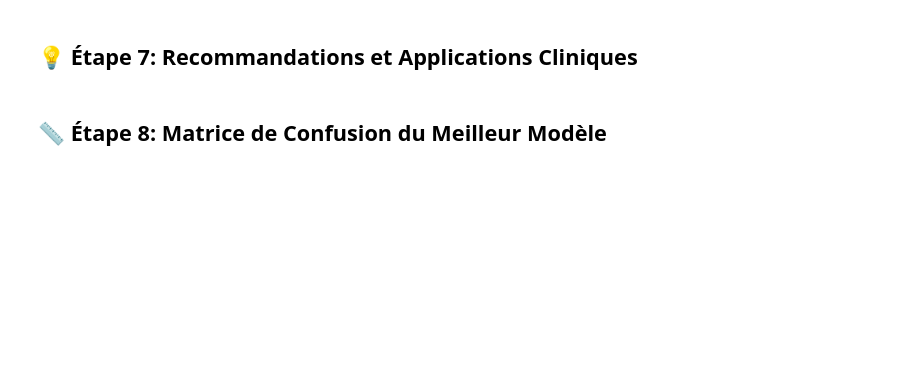
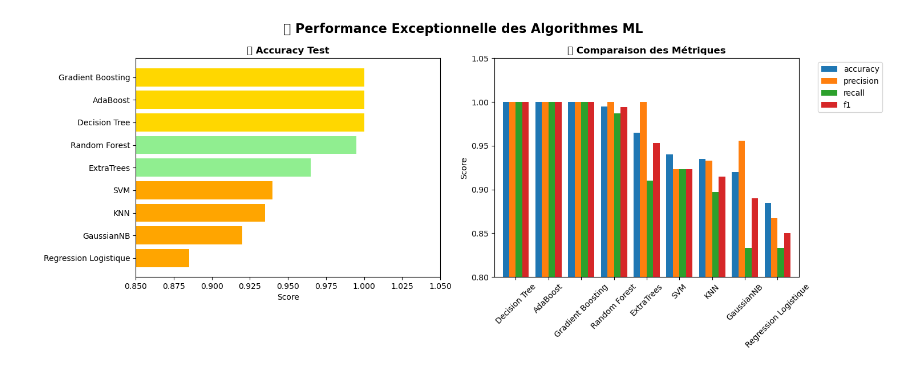
Before and after one commit to Mohamedhamed-ibnhadjmohamed/Pr-diction-des-Maladies-Cardiaques, a Jupyter notebook: notebooks/CONCLUSION_FINALE.ipynb, the cells around one changed output. Cells and saved outputs as stored; diff of their text form; code cells hidden in the pictures; blank space fills up the shorter version.

```diff
--- a/notebooks/CONCLUSION_FINALE.ipynb
+++ b/notebooks/CONCLUSION_FINALE.ipynb
@@ -246,2 +117,0 @@ print(f"  - Modeles >=90% : {len(results_df[results_df['test_accuracy'] >= 0.90]
-# %% [markdown]
-## 💡 Étape 7: Recommandations et Applications Cliniques
@@ -282,3 +118,30 @@ print("- Monitoring continu")
-# %% [markdown]
-## 📏 Étape 8: Matrice de Confusion du Meilleur Modèle
+# %%
+# Visualisation simplifiée
+fig, axes = plt.subplots(1, 2, figsize=(15, 6))
+fig.suptitle('🎯 Performance Exceptionnelle des Algorithmes ML', fontsize=16, fontweight='bold')
+
+# Graphique 1: Accuracy
+ax1 = axes[0]
+accuracy_sorted = results_df.sort_values('accuracy', ascending=True)
+colors = ['gold' if acc == 1.0 else 'lightgreen' if acc >= 0.95 else 'orange'
+          for acc in accuracy_sorted['accuracy']]
+bars = ax1.barh(accuracy_sorted.index, accuracy_sorted['accuracy'], color=colors)
+ax1.set_title('📊 Accuracy Test', fontweight='bold')
+ax1.set_xlabel('Score')
+ax1.set_xlim(0.85, 1.05)
+
+# Graphique 2: Comparaison complète
+ax2 = axes[1]
+metrics_to_plot = ['accuracy', 'precision', 'recall', 'f1']
+results_df[metrics_to_plot].plot(kind='bar', ax=ax2, width=0.8)
+ax2.set_title('📈 Comparaison des Métriques', fontweight='bold')
+ax2.set_ylabel('Score')
+ax2.set_ylim(0.8, 1.05)
+ax2.legend(bbox_to_anchor=(1.05, 1), loc='upper left')
+ax2.tick_params(axis='x', rotation=45)
+
+plt.tight_layout()
+plt.show()
+# %% [output]
+[figure, added]
 # %%
```
Also changed, not shown: parts of 23 cells of this notebook, 10 other files.
